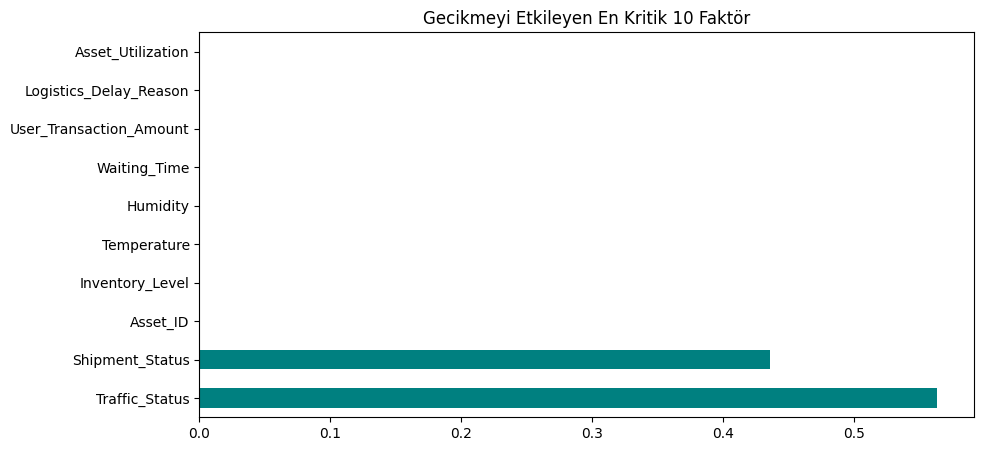
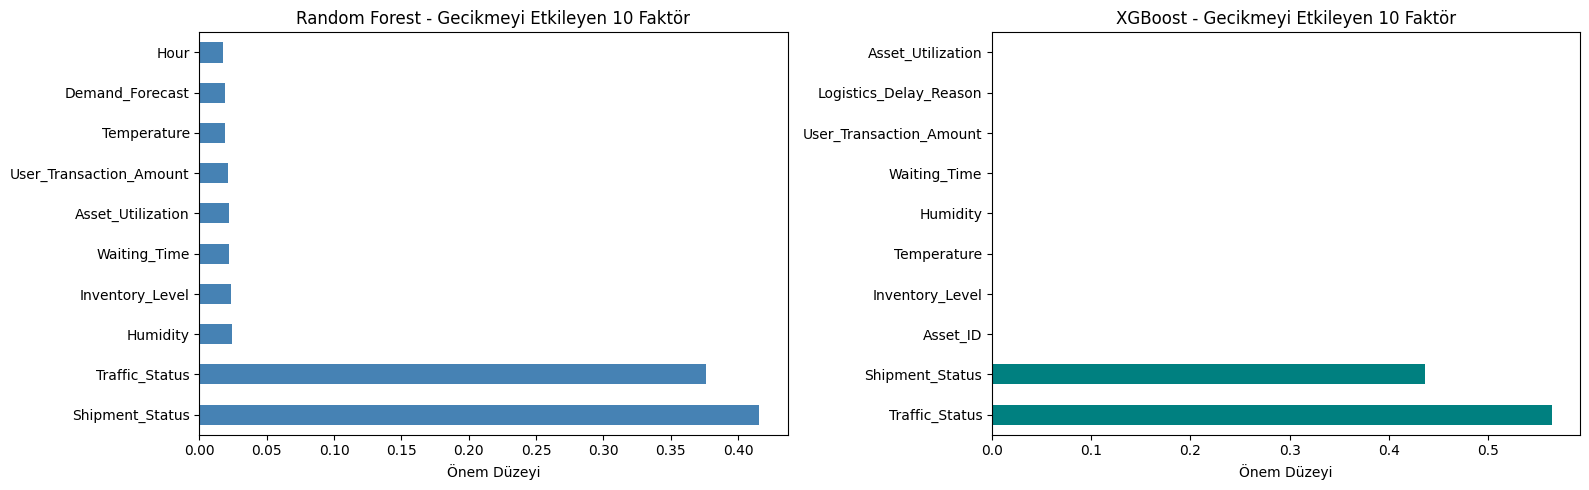
Unified diff of the notebook cell whose output changed from the first chart to the second:
--- before
+++ after
@@ -1,6 +1,17 @@
-# Özellik Önem Düzeyleri (XGBoost için)
-plt.figure(figsize=(10, 5))
-feat_importances = pd.Series(best_xgb.feature_importances_, index=X.columns)
-feat_importances.nlargest(10).plot(kind='barh', color='teal')
-plt.title("Gecikmeyi Etkileyen En Kritik 10 Faktör")
+# Özellik Önem Düzeyleri (Random Forest ve XGBoost karşılaştırması)
+fig, ax = plt.subplots(1, 2, figsize=(16, 5))
+
+# Random Forest Feature Importance
+rf_importances = pd.Series(best_rf.feature_importances_, index=X.columns)
+rf_importances.nlargest(10).plot(kind='barh', color='steelblue', ax=ax[0])
+ax[0].set_title("Random Forest - Gecikmeyi Etkileyen 10 Faktör")
+ax[0].set_xlabel("Önem Düzeyi")
+
+# XGBoost Feature Importance
+xgb_importances = pd.Series(best_xgb.feature_importances_, index=X.columns)
+xgb_importances.nlargest(10).plot(kind='barh', color='teal', ax=ax[1])
+ax[1].set_title("XGBoost - Gecikmeyi Etkileyen 10 Faktör")
+ax[1].set_xlabel("Önem Düzeyi")
+
+plt.tight_layout()
 plt.show()

Commit: Refactor code structure for improved readability and maintainability